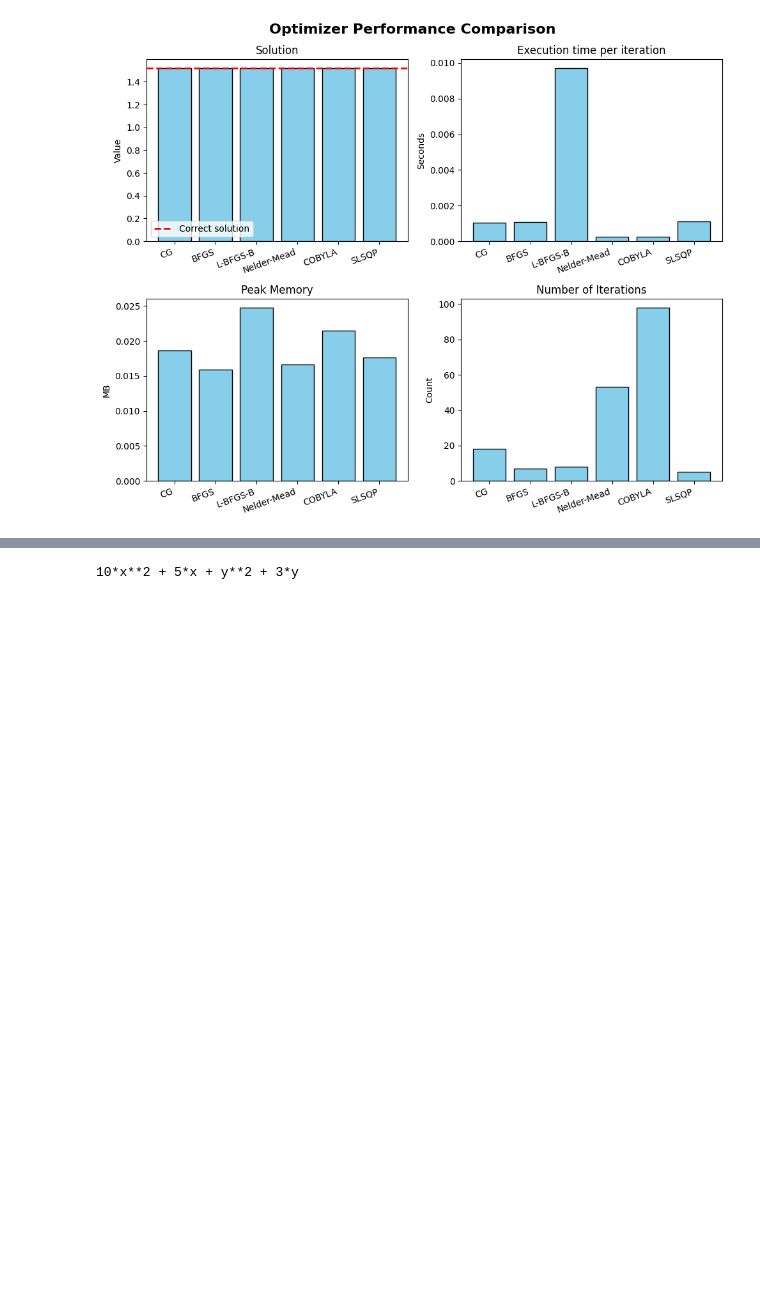
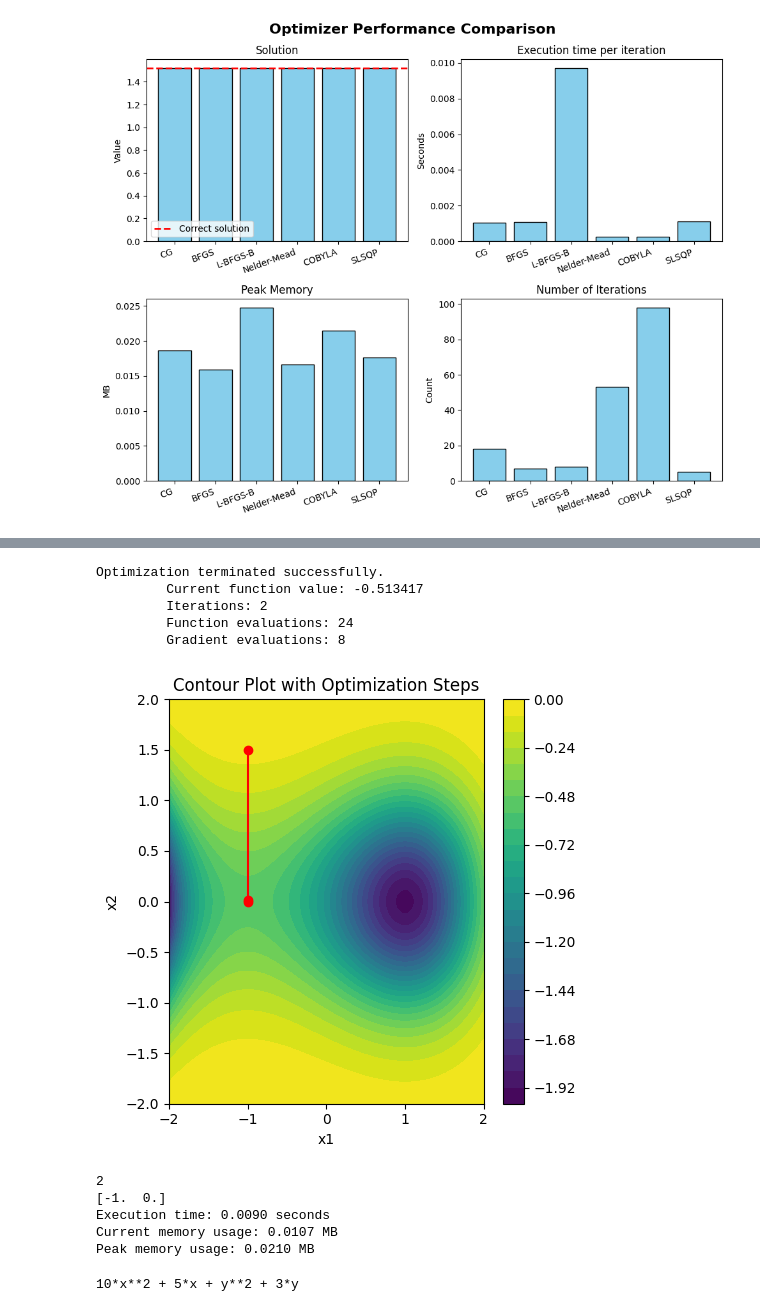
Before and after one commit to AkashHiregange/personal_projects, a Jupyter notebook: Optimization_algorithm_comparison/optimizers.ipynb, the cells around one changed output, grey strips where cells are left out. Drawn from its saved outputs; the diff is of its cells as text; code cells hidden in the pictures; blank space fills up the shorter version.

Commit message:
The complex function actually helps to make my point on the importance of intial guesses

```diff
--- a/Optimization_algorithm_comparison/optimizers.ipynb
+++ b/Optimization_algorithm_comparison/optimizers.ipynb
@@ -326,13 +326,74 @@ plt.show()
 # %%
-from sympy import diff, ln, log
-from sympy.abc import x,y
-import numpy as np
-import matplotlib.pyplot as plt
-from mpl_toolkits.mplot3d import Axes3D
-from scipy.optimize import minimize
-import time
-import tracemalloc
-%matplotlib inline
+def convex_function(params):
+    x, y = params
+    return -1*np.exp(-1*(x**3)/3+x-y**2)
+
+steps = []
+
+initial_guess = np.array([-1, 1.5]) # lets start from the saddle point
+steps.append(initial_guess)
+
+tracemalloc.start()
+start_time = time.time()
+
+# will again use CG and do the comparision later.
+result = minimize(convex_function, initial_guess, method='CG', callback=callback, options={'disp':True})
+
+end_time = time.time()
+current, peak = tracemalloc.get_traced_memory()
+tracemalloc.stop()
+
+execution_time = end_time - start_time
+memory_usage = current / 10**6  # Convert to MB
+peak_memory = peak / 10**6  # Convert to MB
+
+x = np.linspace(-2, 2, 1000)
+y = np.linspace(-2, 2, 1000)
+X, Y = np.meshgrid(x, y)
+Z = convex_function([X, Y])
+
+plt.figure(figsize=(5, 5))
+
+plt.subplot(1, 1, 1)
+contour = plt.contourf(X, Y, Z, levels=30, cmap='viridis')
+plt.plot([step[0] for step in steps], [step[1] for step in steps], marker='o', color='red')
+plt.title('Contour Plot with Optimization Steps')
+plt.xlabel('x1')
+plt.ylabel('x2')
+plt.colorbar(contour)
+plt.savefig('images/complex_exp_funtion_CG optimization.png', dpi=300)
+
+# # 3D Surface plot
+# ax = plt.subplot(1, 2, 2, projection='3d')
+# ax.plot_surface(X, Y, Z, cmap='viridis', edgecolor='none', alpha=0.8)
+# ax.plot([step[0] for step in steps], [step[1] for step in steps],
+#         [convex_function(step) for step in steps], marker='o', color='red')
+# ax.set_title('3D Surface Plot with Optimization Steps')
+# ax.set_xlabel('x')
+# ax.set_ylabel('y')
+# ax.set_zlabel('f(x, y)')
+
+plt.tight_layout()
+plt.show()
+print(len(steps)-1)
+print(np.round(steps[-1],2))
+
+# Print memory and time information
+print(f"Execution time: {execution_time:.4f} seconds")
+print(f"Current memory usage: {memory_usage:.4f} MB")
+print(f"Peak memory usage: {peak_memory:.4f} MB")
+# %% [output]
+Optimization terminated successfully.
+         Current function value: -0.513417
+         Iterations: 2
+         Function evaluations: 24
+         Gradient evaluations: 8
+[figure, added]
+2
+[-1.  0.]
+Execution time: 0.0090 seconds
+Current memory usage: 0.0107 MB
+Peak memory usage: 0.0210 MB
 # %%
 def convex_function():
     f = 10*x**2 + y**2 + 5*x + 3*y
```
Also changed, not shown: parts of 10 cells of this notebook, 1 other file.
